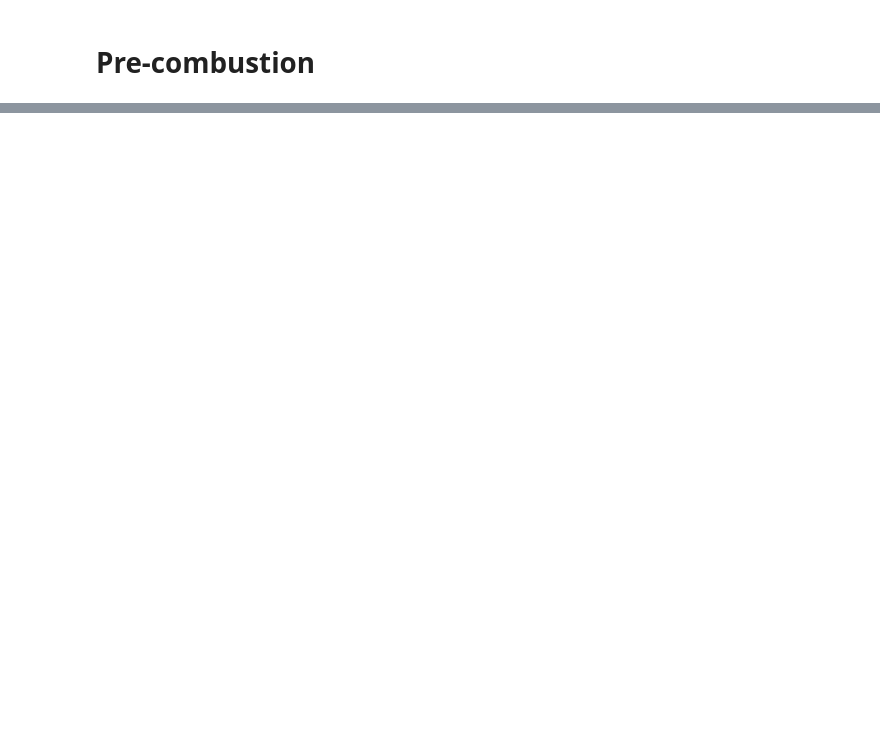
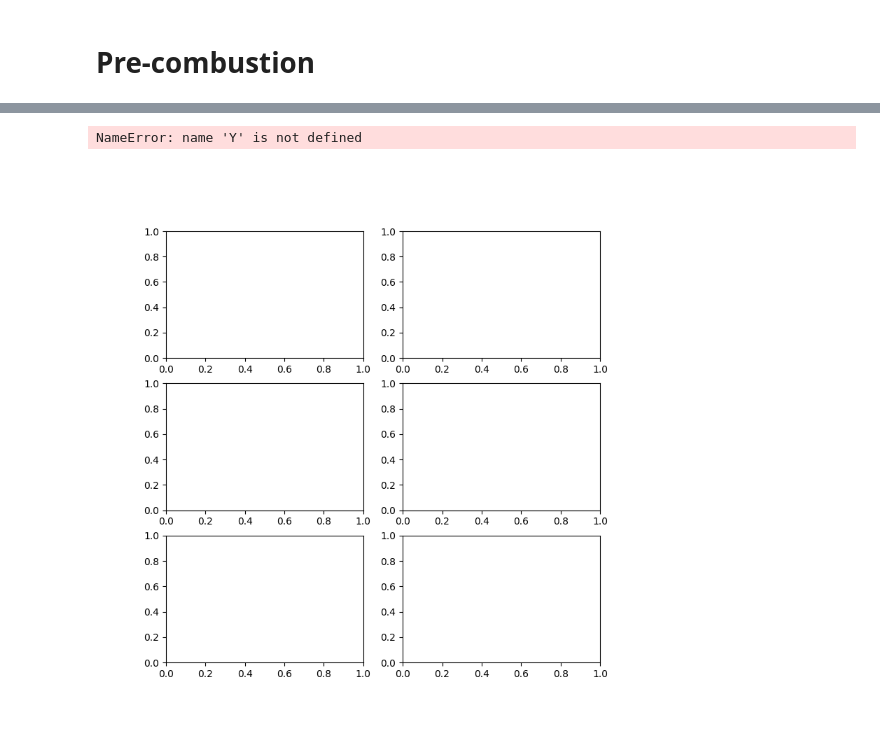
Before and after one commit to SaschaRienaecker/combustion, a Jupyter notebook: 05.00_BigMamaVisualization.ipynb, the cells around one changed output, grey strips where cells are left out. Drawn from its saved outputs; the diff is of its cells as text; code cells hidden in the pictures; blank space fills up the shorter version.

```diff
--- a/05.00_BigMamaVisualization.ipynb
+++ b/05.00_BigMamaVisualization.ipynb
@@ -35,7 +35,7 @@ amax     = 1e-4 # initial value for atol at t=0
 amin     = 1e-8 # value at tmax
 tmax     = 0.01 # atol = amax for t > tmax
 w = 2 / (1 + sin(pi/N))
-N_loop = 360
+N_loop = 3600
 t = 0.015
 dt_measure = t / N_loop
 Nt = int(dt_measure / dt)
@@ -348,0 +209,69 @@ AttributeError: 'list' object has no attribute 'flatten'
+# %%
+#for pre-combustion
+def update(frame):
+    global Y,T
+    # ln[1].set_data(V[frame].T**2+U[frame].T**2)
+    N_leap=1
+    for i in range(N_leap):
+        Y,T = evolve_species(Nt, Y, T, dt, u, v, dx, dy, Ns_c, Nc_lw, chem=False, evolve_T=False)
+    for i in range(5):
+        im[i].set_array(Y[i].T)
+        im[i].set_clim(vmin=0,vmax=(np.max(Y[i].T) if i != 4 else 1 ) if np.max(Y[i].T)!= 0 else 1)
+    im[5].set_array(T.T)
+    im[5].set_clim(vmin=0,vmax=np.max(T.T))
+    im[-1].set_text('Pre-combustion Simulation {}x{}\n(Species Evolution) \n time={:5.2f}ms'.format(N,N,t_measure*frame*N_leap*1e3))
+    if frame*N_leap%20==0:
+        print("frame:{:04d}".format(frame*N_leap))
+    return im
+# %%
+from species_transport import species_names_2
+fig, axis = plt.subplots(3,2,figsize=(16/2,32/4))
+axis = axis.flatten()
+im = [0 for i in range(2*len(species_names_2)+2)]
+fontsize = 10
+for k in range(len(axis)):
+    #plotting first in stances
+    if k == len(species_names_2):
+        cmap = 'hot'
+        dat = T.T
+        title = 'Temperature' # '$T$ [K]'
+        vmin,vmax=0,T.max()
+        cmap = 'hot'
+    else :
+        dat = Y[k].T
+        title = 'Y_{' + species_names_2[k] + '}'
+        title = r'${}$'.format(title)
+        vmin, vmax=0,1
+        cmap = 'seismic'
+    im[k] = axis[k].imshow(dat, cmap=cmap, origin='lower', aspect='auto', vmin=vmin, vmax=vmax, extent=(0,1,0,1))
+    if k==len(species_names_2):
+        im[k+len(species_names_2)+1] =fig.colorbar(im[k], ax=axis[k])
+    else:
+        im[k+len(species_names_2)+1] =fig.colorbar(im[k], ax=axis[k])
+
+    #organizing the graphs
+    axis[k].set_title(
+        '$Y_{{ {} }}$'.format(species_names_2[k]) if k!= len(species_names_2) else "Temperature [K]",fontsize=fontsize*1.3)
+    # axis[k].set_xticklabels(ax .get_xticks(),fontsize=fontsize)
+    # axis[k].set_yticklabels(ax .get_yticks(),fontsize=fontsize)
+    axis[k].tick_params(axis='y', labelsize=fontsize )
+    axis[k].tick_params(axis='x', labelsize=fontsize )
+    im[k+len(species_names_2)+1].ax.tick_params(labelsize=fontsize)
+    if k ==4 or k==5:
+        axis[k].set_xlabel("x-direction",fontsize=fontsize)
+    if k in [0,2,4]:
+        axis[k].set_ylabel("y-direction",fontsize=fontsize)
+
+fig.legend()
+suptitle = fig.suptitle('Pre-combustion Simulation {}x{}\n(Species Evolution) \n time={:5.2f}ms'.format(N,N,t_measure*N_loop*1e3),fontsize = 1.5*fontsize)
+im.append(suptitle)
+fig.tight_layout()
+plt.rcParams['animation.ffmpeg_path'] = r"C:\Users\hp\Documents\ffmpeg-2021-10-18-git-d04c005021-full_build\bin\ffmpeg.exe"
+writer = animation.writers['ffmpeg']
+writer = writer(fps=60, metadata=dict(artist='Slimane MZERGUAT'), bitrate=1800*2)
+ani = FuncAnimation(fig, update, blit=True, frames=N_loop,interval=50,repeat=False)
+ani.save("Species evolution.mp4", writer=writer)
+plt.show()
+# %% [output]
+NameError: name 'Y' is not defined
+[figure, added]
```
Also changed, not shown: parts of 19 cells of this notebook.
